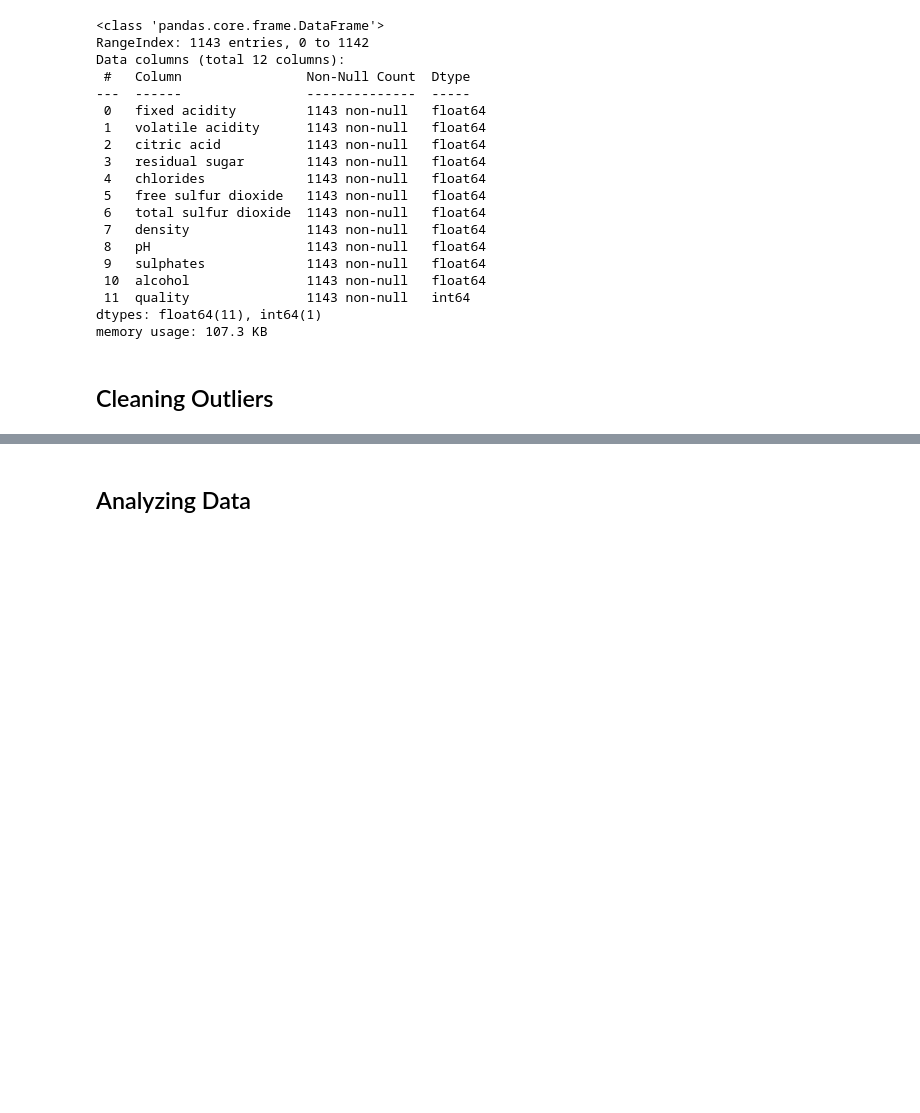
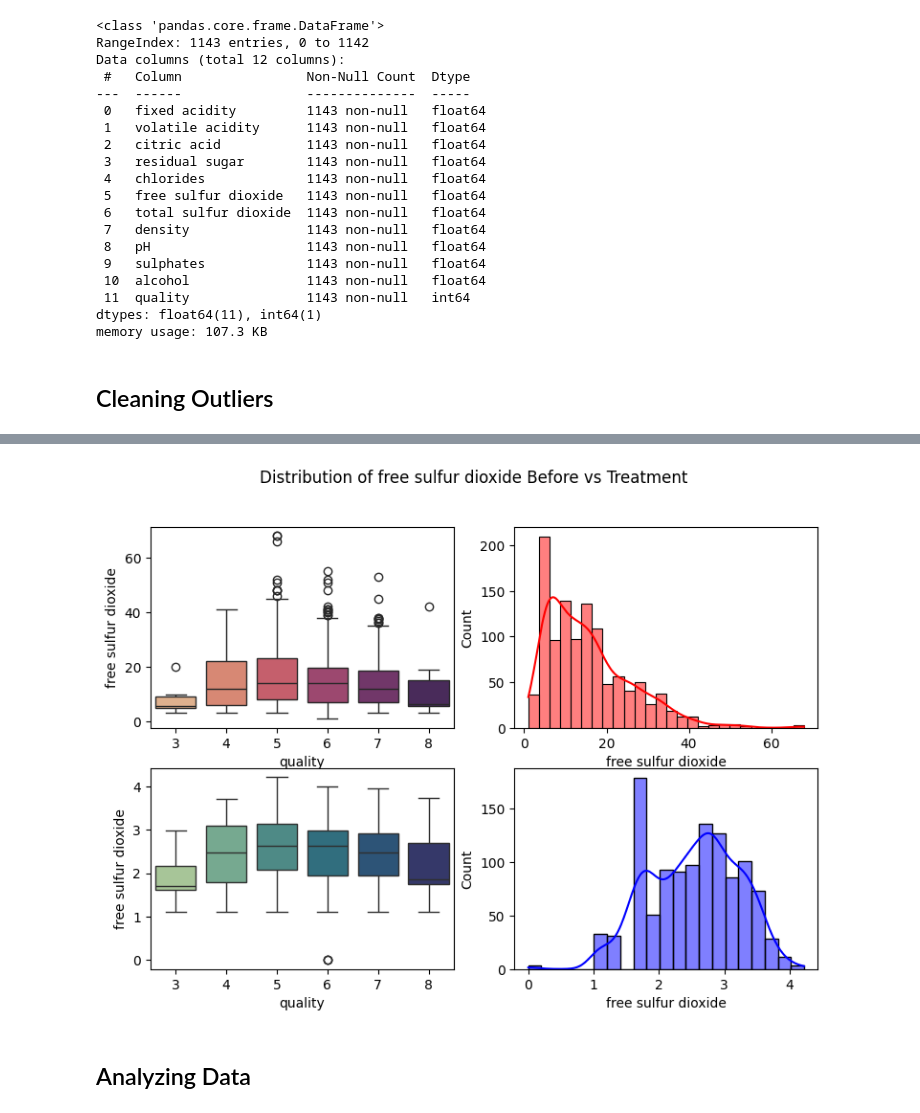
Before and after one commit to Andiko-K/Wine-Quality-Analysis, a Jupyter notebook: Wine_Quality_Index.ipynb, the cells around one changed output, grey strips where cells are left out. Drawn from its saved outputs; the diff is of its cells as text; code cells hidden in the pictures; blank space fills up the shorter version.

```diff
--- a/Wine_Quality_Index.ipynb
+++ b/Wine_Quality_Index.ipynb
@@ -139,3 +158,7 @@ outlier_plot('residual sugar')
+# %%
+outlier_plot('free sulfur dioxide')
+# %% [output]
+[figure, added]
 # %%
 wine_df = wine_df_raw.copy()
 for column in wine_df.columns:
```
Also changed, not shown: parts of 8 cells of this notebook.
